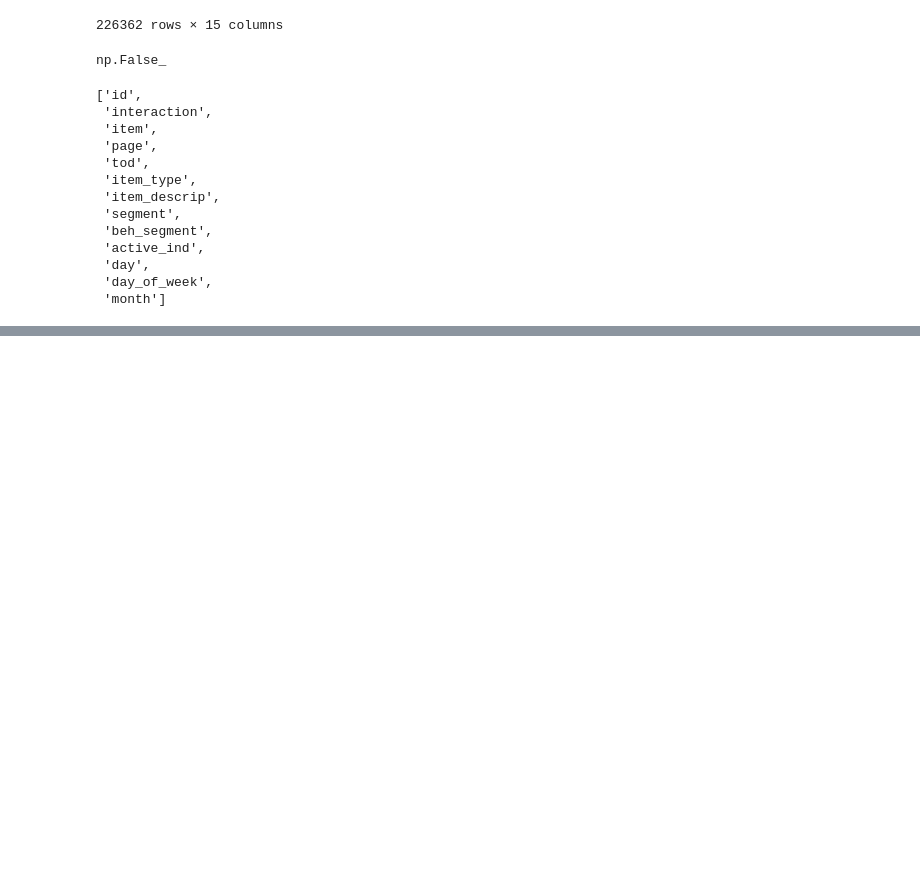
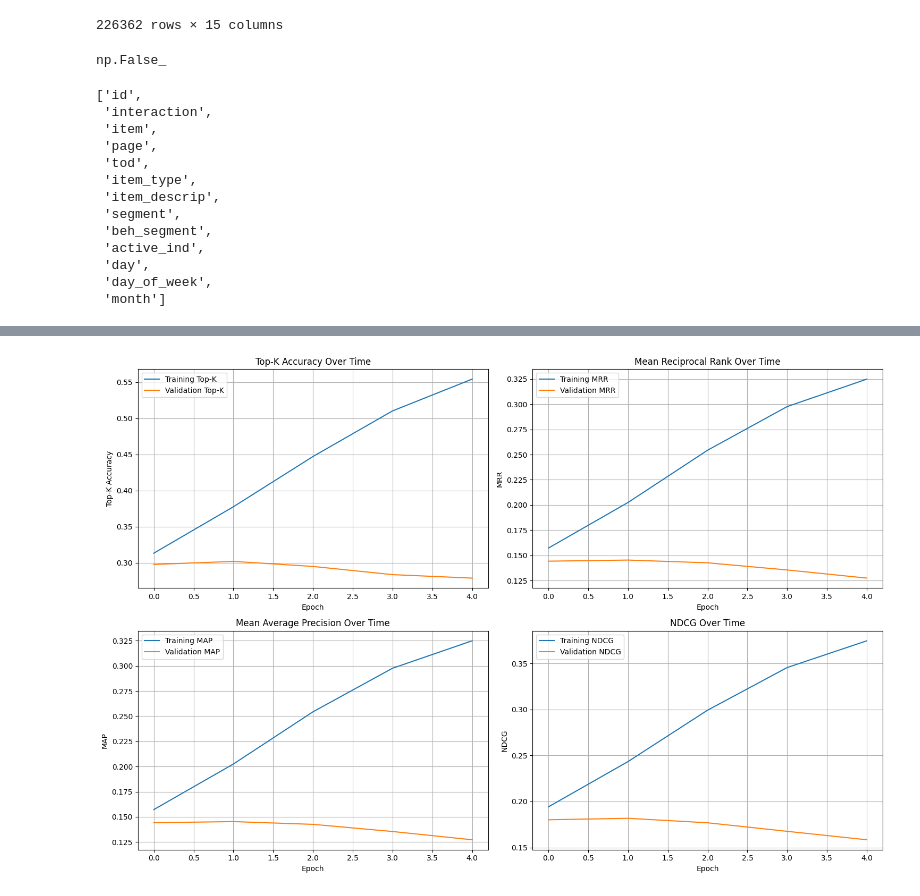
Before and after one commit to kevinnkansah/fnb-dataquest, a Jupyter notebook: notebooks/fnb.ipynb, the cells around one changed output, grey strips where cells are left out. Saved outputs shown, nothing was run; the diff lists cells and outputs as text; code cells hidden in the pictures; blank space fills up the shorter version.

Commit message:
add other metrics

```diff
--- a/notebooks/fnb.ipynb
+++ b/notebooks/fnb.ipynb
@@ -454,0 +509,82 @@ Final Validation Top-10 Accuracy: 0.2528
+# %%
+plt.figure(figsize=(15, 10))
+
+plt.subplot(2, 2, 1)
+plt.plot(history.history['top_k_accuracy'], label='Training Top-K')
+plt.plot(history.history['val_top_k_accuracy'], label='Validation Top-K')
+plt.title('Top-K Accuracy Over Time')
+plt.xlabel('Epoch')
+plt.ylabel('Top-K Accuracy')
+plt.legend()
+plt.grid(True)
+
+plt.subplot(2, 2, 2)
+plt.plot(history.history['mrr'], label='Training MRR')
+plt.plot(history.history['val_mrr'], label='Validation MRR')
+plt.title('Mean Reciprocal Rank Over Time')
+plt.xlabel('Epoch')
+plt.ylabel('MRR')
+plt.legend()
+plt.grid(True)
+
+plt.subplot(2, 2, 3)
+plt.plot(history.history['map'], label='Training MAP')
+plt.plot(history.history['val_map'], label='Validation MAP')
+plt.title('Mean Average Precision Over Time')
+plt.xlabel('Epoch')
+plt.ylabel('MAP')
+plt.legend()
+plt.grid(True)
+
+plt.subplot(2, 2, 4)
+plt.plot(history.history['ndcg'], label='Training NDCG')
+plt.plot(history.history['val_ndcg'], label='Validation NDCG')
+plt.title('NDCG Over Time')
+plt.xlabel('Epoch')
+plt.ylabel('NDCG')
+plt.legend()
+plt.grid(True)
+
+plt.tight_layout()
+plt.show()
+
+train_metrics = {
+    'Metric': [
+        f"Top-{recommender_system.retrieval_k} Accuracy",
+        f"MRR@{recommender_system.retrieval_k}",
+        f"MAP@{recommender_system.retrieval_k}",
+        f"NDCG@{recommender_system.retrieval_k}"
+    ],
+    'Value': [
+        history.history['top_k_accuracy'][-1],
+        history.history['mrr'][-1],
+        history.history['map'][-1],
+        history.history['ndcg'][-1]
+    ]
+}
+
+val_metrics = {
+    'Metric': [
+        f"Top-{recommender_system.retrieval_k} Accuracy",
+        f"MRR@{recommender_system.retrieval_k}",
+        f"MAP@{recommender_system.retrieval_k}",
+        f"NDCG@{recommender_system.retrieval_k}"
+    ],
+    'Value': [
+        history.history['val_top_k_accuracy'][-1],
+        history.history['val_mrr'][-1],
+        history.history['val_map'][-1],
+        history.history['val_ndcg'][-1]
+    ]
+}
+
+train_df = pd.DataFrame(train_metrics)
+val_df = pd.DataFrame(val_metrics)
+
+print("Final Training Metrics:")
+display(train_df)
+
+print("\nFinal Validation Metrics:")
+display(val_df)
+# %% [output]
+[figure, added]
```
Also changed, not shown: parts of 9 cells of this notebook.
